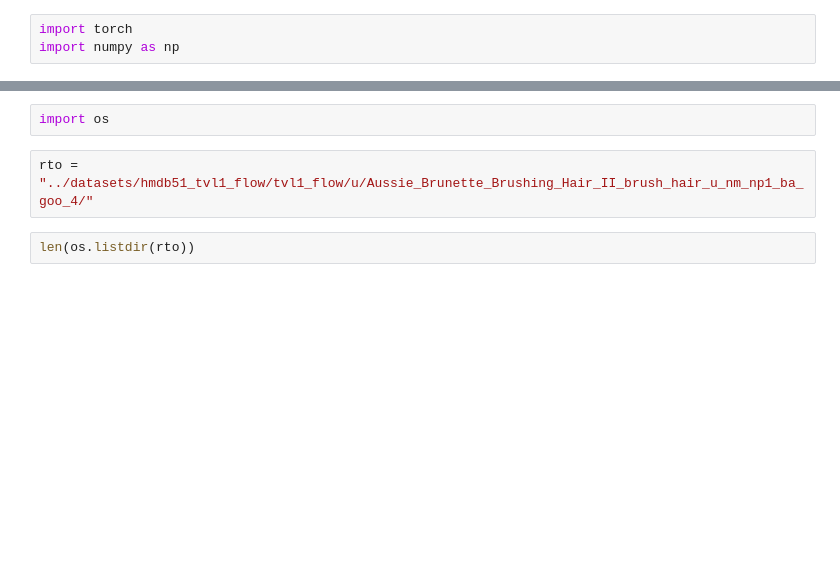
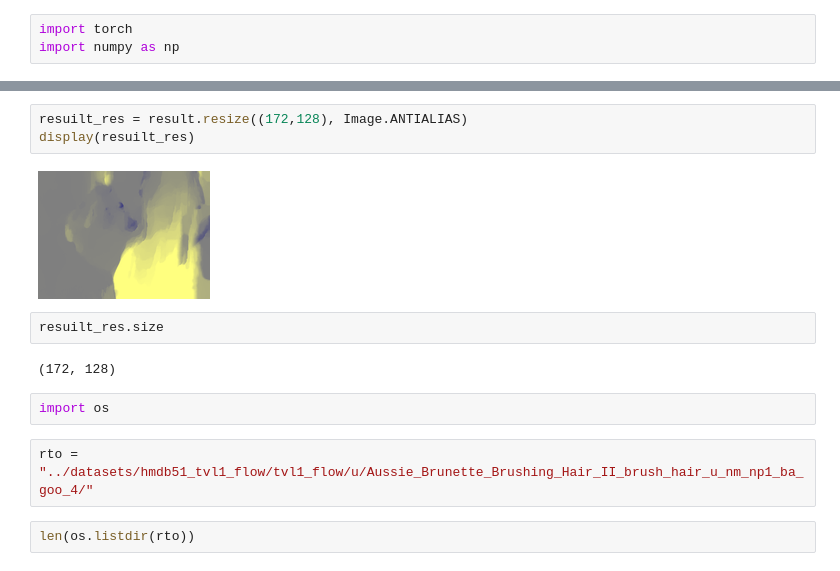
Before and after one commit to erikberter/Spikey-TFG, a Jupyter notebook: notebooks/Flow_Tests.ipynb, the cells around one changed output, grey strips where cells are left out. Saved outputs shown, nothing was run; the diff lists cells and outputs as text; blank space fills up the shorter version.

```diff
--- a/notebooks/Flow_Tests.ipynb
+++ b/notebooks/Flow_Tests.ipynb
@@ -46,3 +46,12 @@ display(result)
+# %%
+resuilt_res = result.resize((172,128), Image.ANTIALIAS)
+display(resuilt_res)
+# %% [output]
+[figure, added]
+# %%
+resuilt_res.size
+# %% [output]
+(172, 128)
 # %%
 import os
 # %%
```
Also changed, not shown: parts of 4 cells of this notebook, 11 other files.
